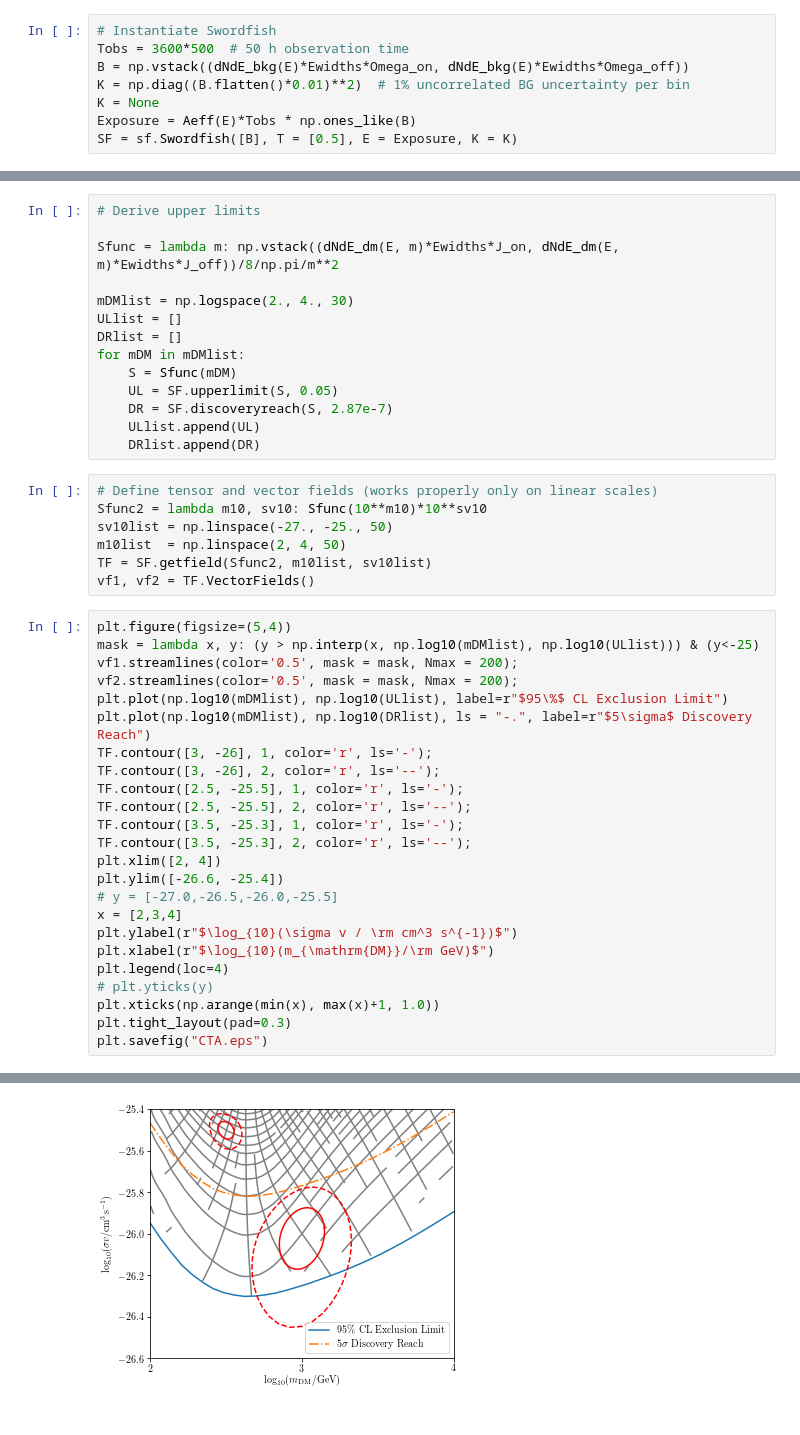
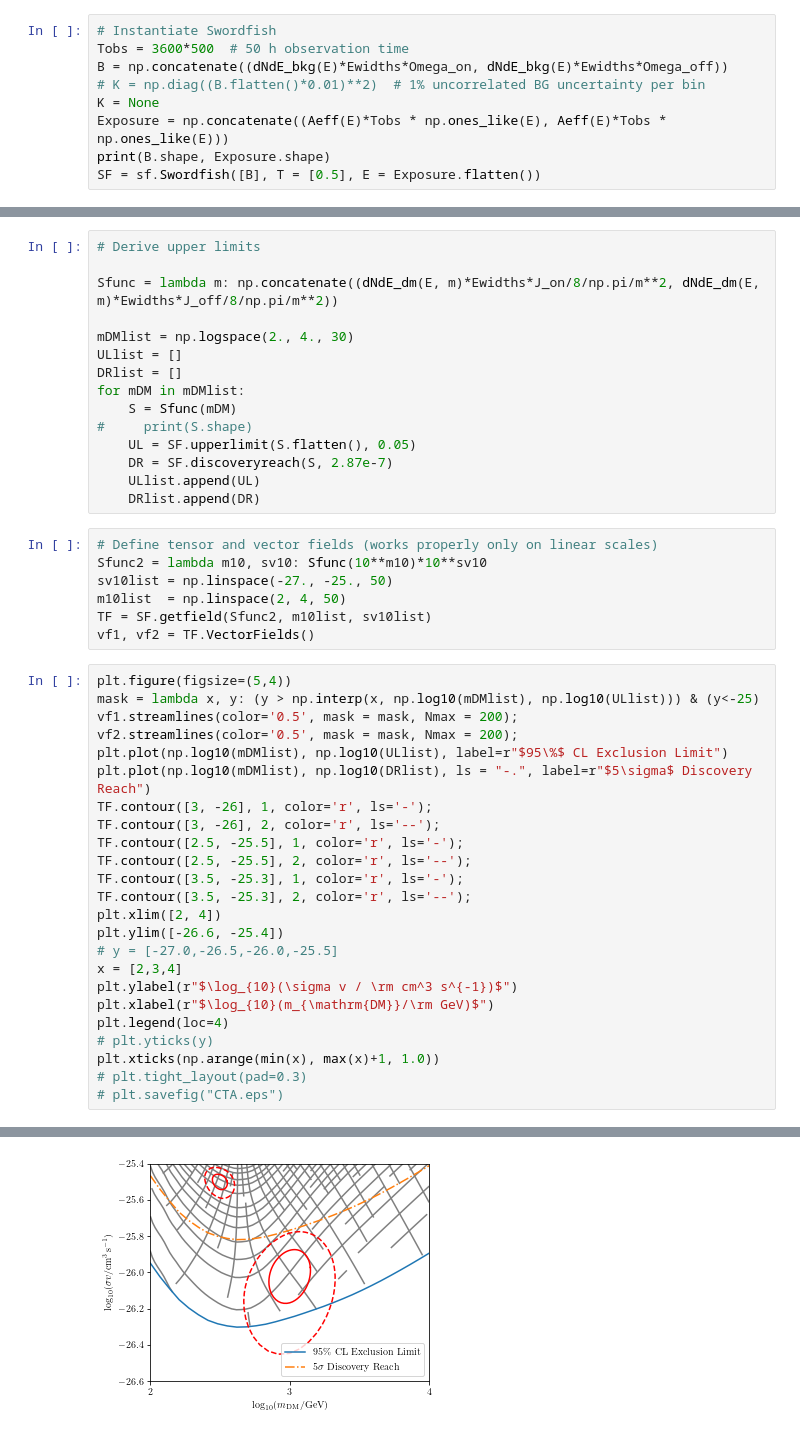
Before and after one commit to cweniger/swordfish, a Jupyter notebook: Examples/swordfish_ID.ipynb, the cells around one changed output, grey strips where cells are left out. Drawn from its saved outputs; the diff is of its cells as text.

```diff
--- a/Examples/swordfish_ID.ipynb
+++ b/Examples/swordfish_ID.ipynb
@@ -41,8 +39,9 @@ dNdE_bkg = lambda E: dNdE_e(E) + dNdE_p(E)
 # %%
 # Instantiate Swordfish
 Tobs = 3600*500  # 50 h observation time
-B = np.vstack((dNdE_bkg(E)*Ewidths*Omega_on, dNdE_bkg(E)*Ewidths*Omega_off))
-K = np.diag((B.flatten()*0.01)**2)  # 1% uncorrelated BG uncertainty per bin
+B = np.concatenate((dNdE_bkg(E)*Ewidths*Omega_on, dNdE_bkg(E)*Ewidths*Omega_off))
+# K = np.diag((B.flatten()*0.01)**2)  # 1% uncorrelated BG uncertainty per bin
 K = None
-Exposure = Aeff(E)*Tobs * np.ones_like(B)
-SF = sf.Swordfish([B], T = [0.5], E = Exposure, K = K)
+Exposure = np.concatenate((Aeff(E)*Tobs * np.ones_like(E), Aeff(E)*Tobs * np.ones_like(E)))
+print(B.shape, Exposure.shape)
+SF = sf.Swordfish([B], T = [0.5], E = Exposure.flatten())
@@ -49,14 +50,15 @@ SF = sf.Swordfish([B], T = [0.5], E = Exposure, K = K)
 # %%
 # Derive upper limits
 
-Sfunc = lambda m: np.vstack((dNdE_dm(E, m)*Ewidths*J_on, dNdE_dm(E, m)*Ewidths*J_off))/8/np.pi/m**2
+Sfunc = lambda m: np.concatenate((dNdE_dm(E, m)*Ewidths*J_on/8/np.pi/m**2, dNdE_dm(E, m)*Ewidths*J_off/8/np.pi/m**2))
 
 mDMlist = np.logspace(2., 4., 30)
 ULlist = []
 DRlist = []
 for mDM in mDMlist:
     S = Sfunc(mDM)
-    UL = SF.upperlimit(S, 0.05)
+#     print(S.shape)
+    UL = SF.upperlimit(S.flatten(), 0.05)
     DR = SF.discoveryreach(S, 2.87e-7)
     ULlist.append(UL)
     DRlist.append(DR)
@@ -89,6 +91,6 @@ plt.xlabel(r"$\log_{10}(m_{\mathrm{DM}}/\rm GeV)$")
 plt.legend(loc=4)
 # plt.yticks(y)
 plt.xticks(np.arange(min(x), max(x)+1, 1.0))
-plt.tight_layout(pad=0.3)
-plt.savefig("CTA.eps")
+# plt.tight_layout(pad=0.3)
+# plt.savefig("CTA.eps")
 # %% [output]
@@ -95 +102 @@ plt.savefig("CTA.eps")
-[figure, old version]
+[figure, new version]
```
Also changed, not shown: parts of 4 cells of this notebook, 1 other file.
